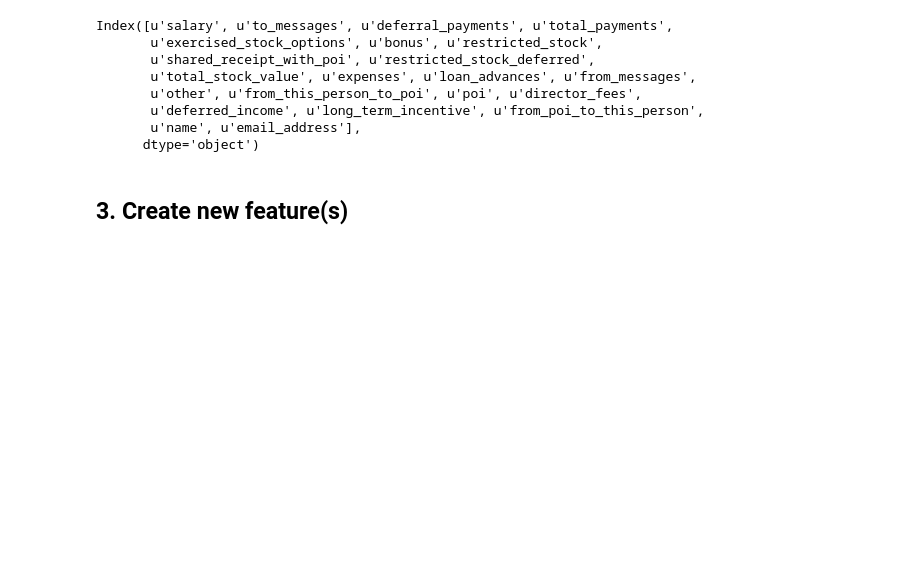
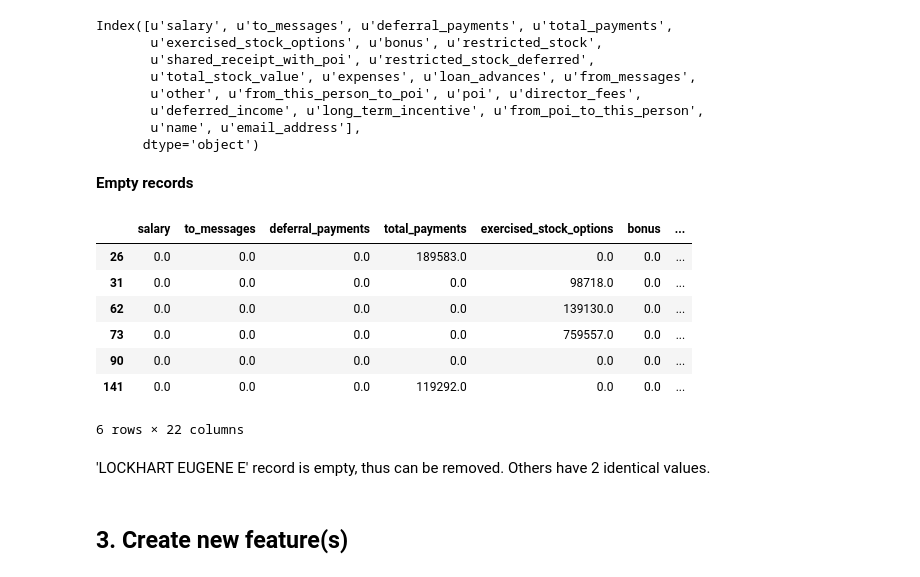
Before and after one commit to ekaraseva/Enron-fraud, a Jupyter notebook: poi_id.ipynb, the cells around one changed output. Cells and saved outputs as stored; diff of their text form; code cells hidden in the pictures; blank space fills up the shorter version.

```diff
--- a/poi_id.ipynb
+++ b/poi_id.ipynb
@@ -440,3 +440,18 @@ Index([u'salary', u'to_messages', u'deferral_payments', u'total_payments',
        u'deferred_income', u'long_term_incentive', u'from_poi_to_this_person',
        u'name', u'email_address'],
       dtype='object')
+# %% [markdown]
+**Empty records**
+# %%
+enron_df[enron_df[enron_df==0].count(axis=1)/enron_df.shape[1]>0.8]
+# %% [output]
+|  | salary | to_messages | deferral_payments | total_payments | exercised_stock_options | bonus | ... |
+| 26 | 0.0 | 0.0 | 0.0 | 189583.0 | 0.0 | 0.0 | ... |
+| 31 | 0.0 | 0.0 | 0.0 | 0.0 | 98718.0 | 0.0 | ... |
+| 62 | 0.0 | 0.0 | 0.0 | 0.0 | 139130.0 | 0.0 | ... |
+| 73 | 0.0 | 0.0 | 0.0 | 0.0 | 759557.0 | 0.0 | ... |
+| 90 | 0.0 | 0.0 | 0.0 | 0.0 | 0.0 | 0.0 | ... |
+| 141 | 0.0 | 0.0 | 0.0 | 119292.0 | 0.0 | 0.0 | ... |
+6 rows × 22 columns
+# %% [markdown]
+'LOCKHART EUGENE E' record is empty, thus can be removed. Others have 2 identical values.
```
Also changed, not shown: parts of 40 cells of this notebook.
